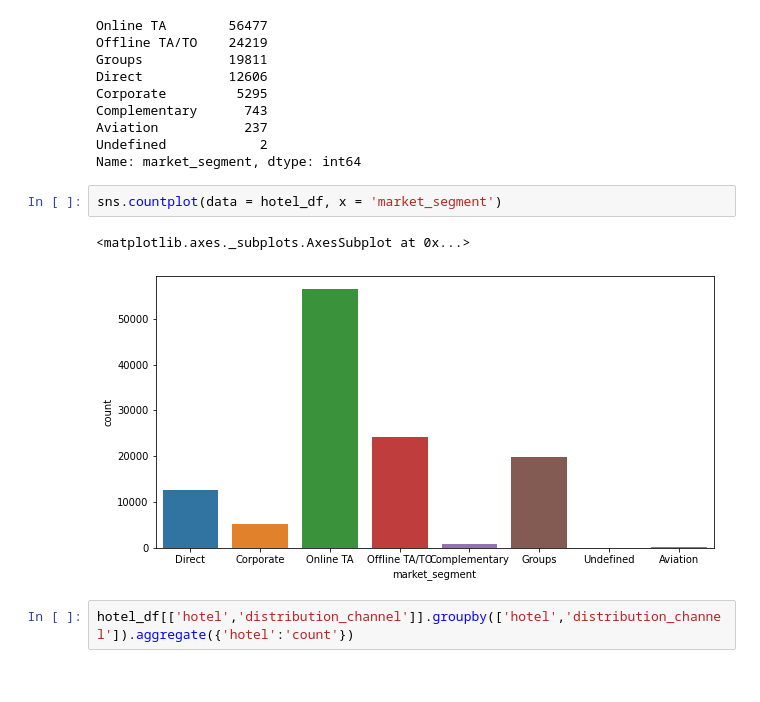
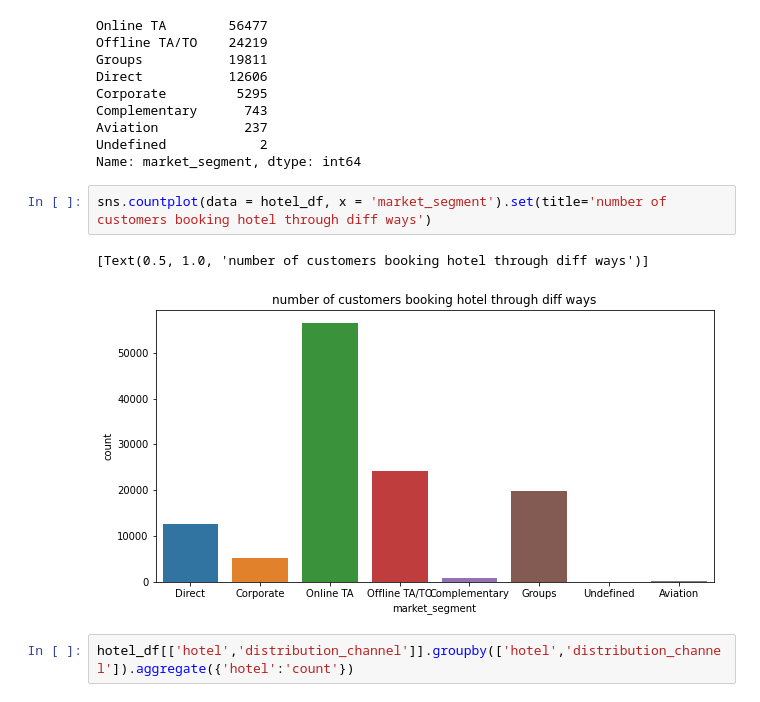
Before and after one commit to dkd99/hotel-booking-analysis, a Jupyter notebook: Hotel_Booking_Analysis_Capstone_Project.ipynb, the cells around one changed output. Cells and saved outputs as stored; diff of their text form.

```diff
--- a/Hotel_Booking_Analysis_Capstone_Project.ipynb
+++ b/Hotel_Booking_Analysis_Capstone_Project.ipynb
@@ -1052,10 +1195,10 @@ Aviation           237
 Undefined            2
 Name: market_segment, dtype: int64
 # %%
-sns.countplot(data = hotel_df, x = 'market_segment')
+sns.countplot(data = hotel_df, x = 'market_segment').set(title='number of customers booking hotel through diff ways')
 # %% [output]
-<matplotlib.axes._subplots.AxesSubplot at 0x...>
+[Text(0.5, 1.0, 'number of customers booking hotel through diff ways')]
-[figure, old version]
+[figure, new version]
 # %%
 hotel_df[['hotel','distribution_channel']].groupby(['hotel','distribution_channel']).aggregate({'hotel':'count'})
 # %% [output]
```
Also changed, not shown: parts of 24 cells of this notebook.
